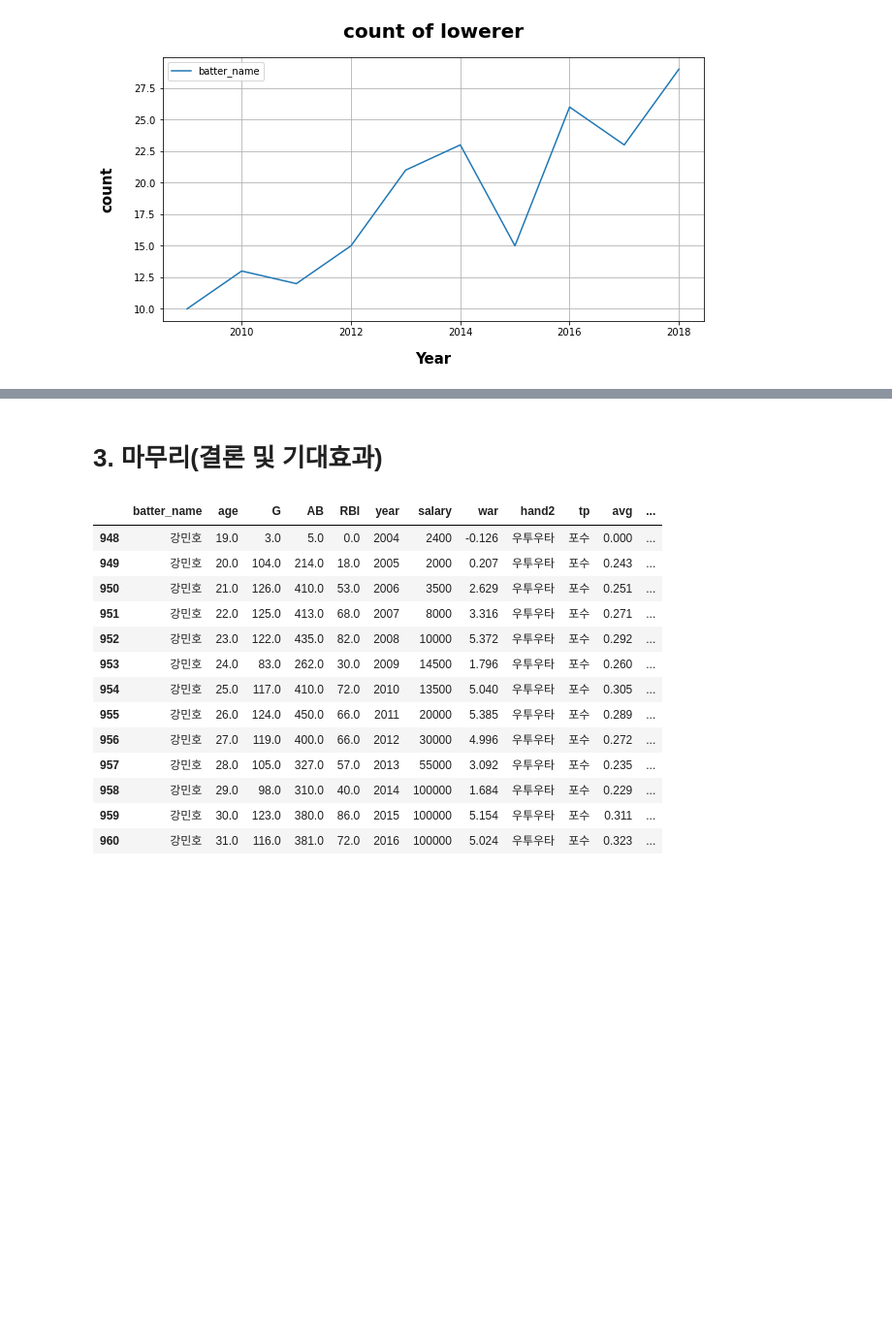
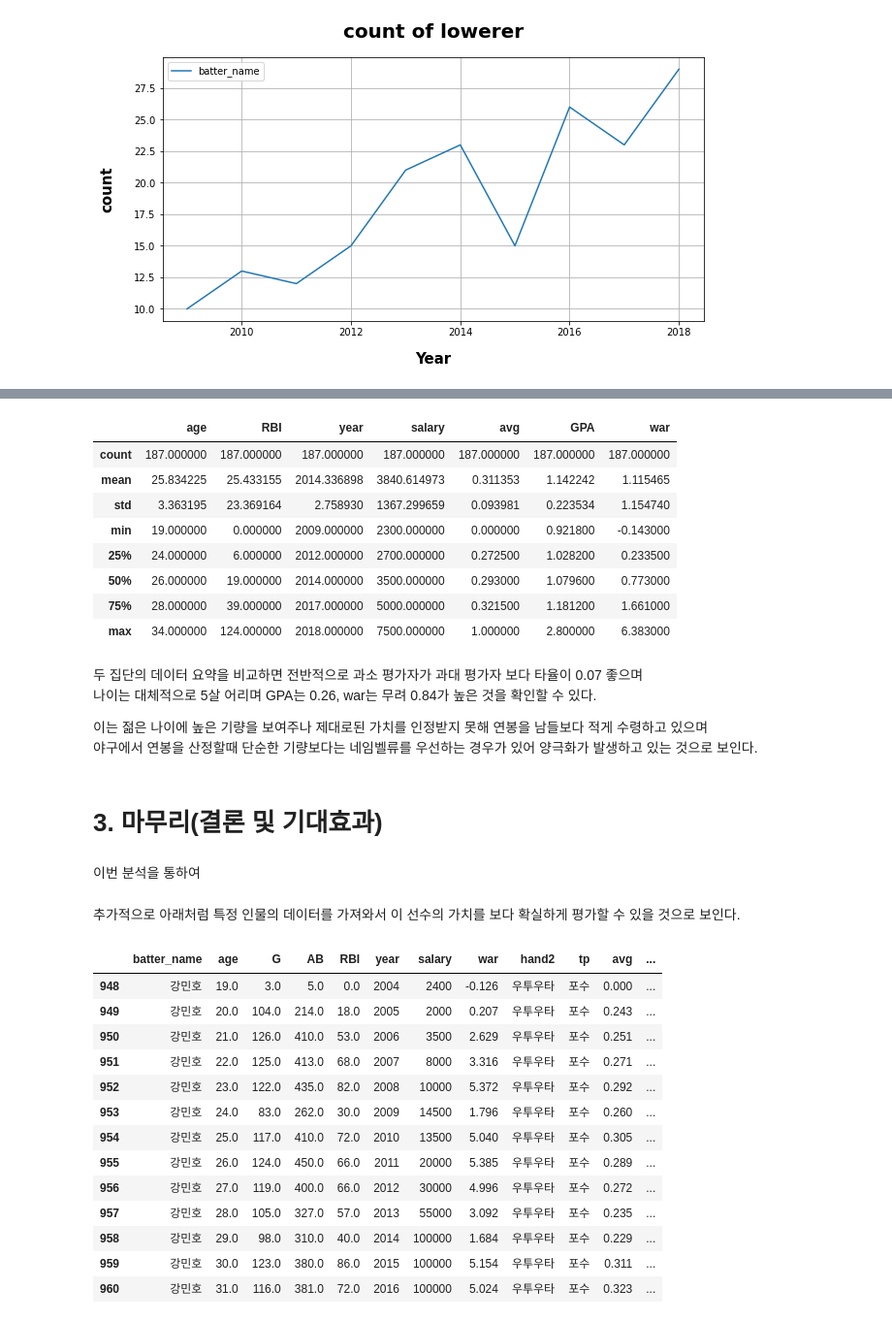
Before and after one commit to kkalkkkal/Datathon_KBO, a Jupyter notebook: KBO_MoneyBall.ipynb, the cells around one changed output, grey strips where cells are left out. Shown at 97% size. Cells and saved outputs as stored; diff of their text form; code cells hidden in the pictures; blank space fills up the shorter version.

```diff
--- a/KBO_MoneyBall.ipynb
+++ b/KBO_MoneyBall.ipynb
@@ -1229,5 +1276,28 @@ plt.show()
+# %%
+#과소평가자 데이터 요약
+data8.describe()
+# %% [output]
+|  | age | RBI | year | salary | avg | GPA | war |
+| count | 187.000000 | 187.000000 | 187.000000 | 187.000000 | 187.000000 | 187.000000 | 187.000000 |
+| mean | 25.834225 | 25.433155 | 2014.336898 | 3840.614973 | 0.311353 | 1.142242 | 1.115465 |
+| std | 3.363195 | 23.369164 | 2.758930 | 1367.299659 | 0.093981 | 0.223534 | 1.154740 |
+| min | 19.000000 | 0.000000 | 2009.000000 | 2300.000000 | 0.000000 | 0.921800 | -0.143000 |
+| 25% | 24.000000 | 6.000000 | 2012.000000 | 2700.000000 | 0.272500 | 1.028200 | 0.233500 |
+| 50% | 26.000000 | 19.000000 | 2014.000000 | 3500.000000 | 0.293000 | 1.079600 | 0.773000 |
+| 75% | 28.000000 | 39.000000 | 2017.000000 | 5000.000000 | 0.321500 | 1.181200 | 1.661000 |
+| max | 34.000000 | 124.000000 | 2018.000000 | 7500.000000 | 1.000000 | 2.800000 | 6.383000 |
+# %% [markdown]
+두 집단의 데이터 요약을 비교하면 전반적으로 과소 평가자가 과대 평가자 보다 타율이 0.07 좋으며 <br>
+나이는 대체적으로 5살 어리며 GPA는 0.26, war는 무려 0.84가 높은 것을 확인할 수 있다.
+
+이는 젊은 나이에 높은 기량을 보여주나 제대로된 가치를 인정받지 못해 연봉을 남들보다 적게 수령하고 있으며 <br>
+야구에서 연봉을 산정할때 단순한 기량보다는 네임벨류를 우선하는 경우가 있어 양극화가 발생하고 있는 것으로 보인다.
 # %% [markdown]
 # 3. 마무리(결론 및 기대효과)
+# %% [markdown]
+이번 분석을 통하여
+# %% [markdown]
+추가적으로 아래처럼 특정 인물의 데이터를 가져와서 이 선수의 가치를 보다 확실하게 평가할 수 있을 것으로 보인다.
 # %%
 final_data[final_data['batter_name']=='강민호']
 # %% [output]
```
Also changed, not shown: parts of 9 cells of this notebook.
